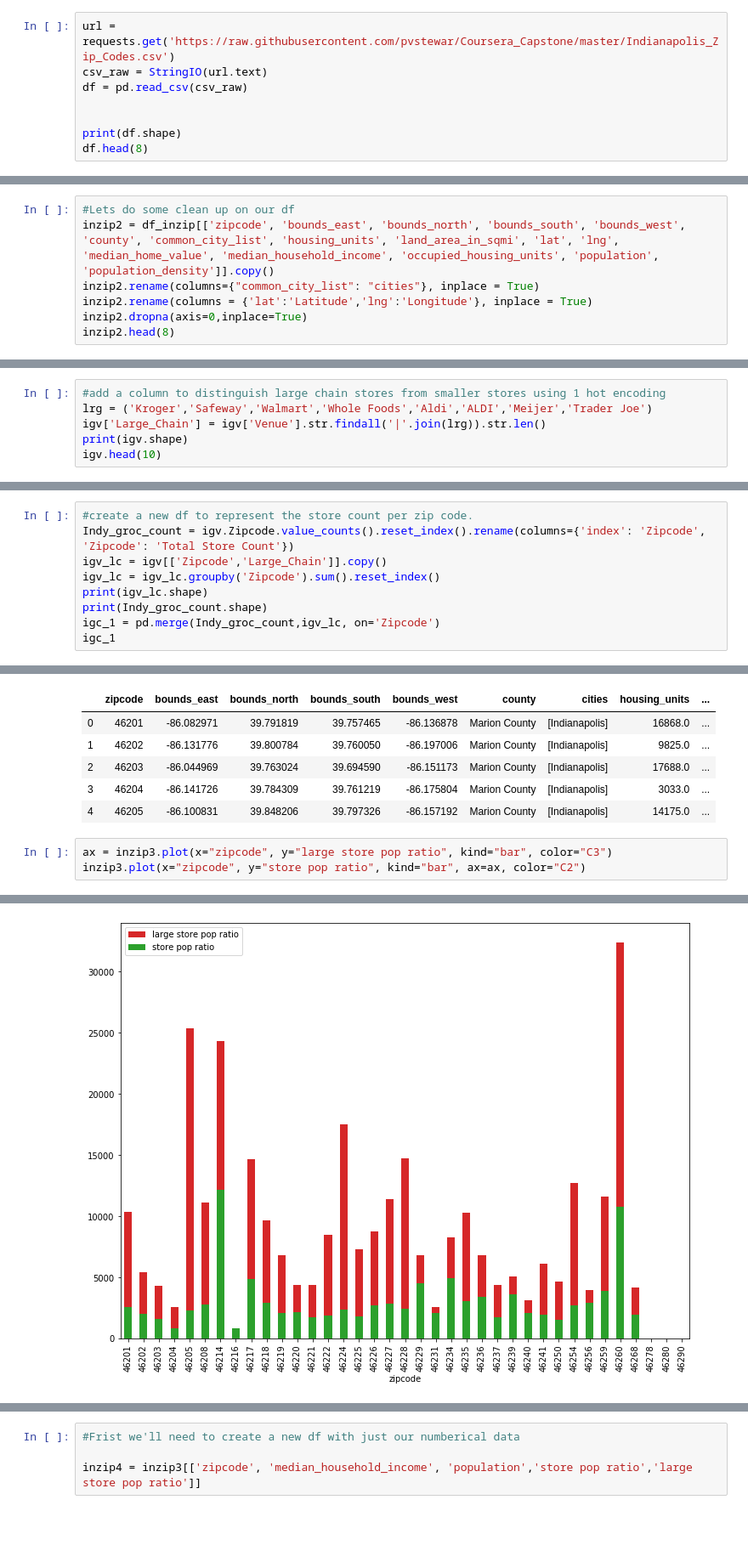
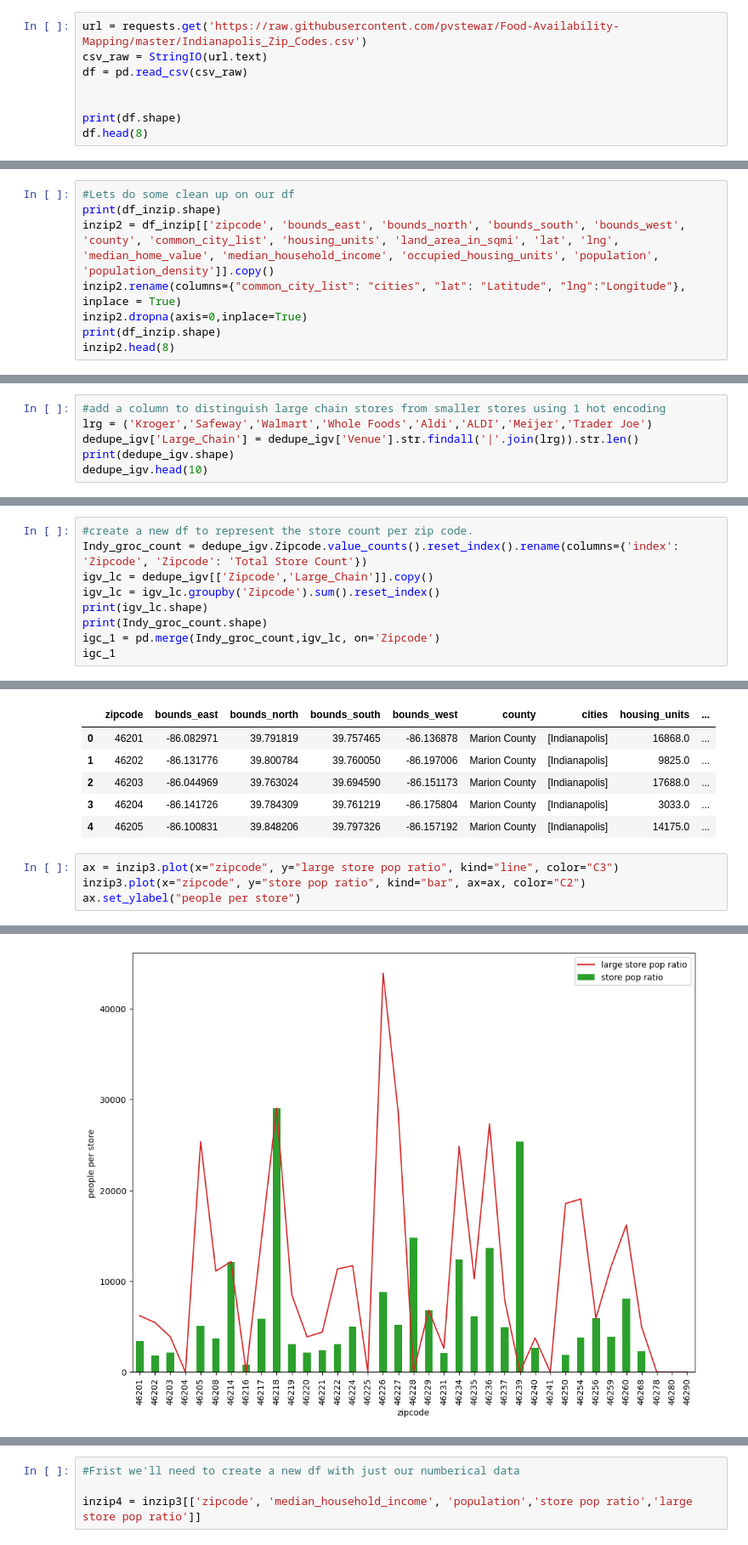
Before and after one commit to pvstewar/Food-Availability-Mapping, a Jupyter notebook: Grocery Store Data Project.ipynb, the cells around one changed output, grey strips where cells are left out. Shown at 85% size. Cells and saved outputs as stored; diff of their text form; blank space fills up the shorter version.

Commit message:
Updated and checked functionality
Updated de-duplication, plotting methods and text. Checked to make sure code still works overall.

```diff
--- a/Grocery Store Data Project.ipynb
+++ b/Grocery Store Data Project.ipynb
@@ -40,5 +30,5 @@ pd.set_option('display.max_rows', None)
 # %%
-url = requests.get('https://raw.githubusercontent.com/pvstewar/Coursera_Capstone/master/Indianapolis_Zip_Codes.csv')
+url = requests.get('https://raw.githubusercontent.com/pvstewar/Food-Availability-Mapping/master/Indianapolis_Zip_Codes.csv')
 csv_raw = StringIO(url.text)
 df = pd.read_csv(csv_raw)
 
@@ -96,8 +99,9 @@ df_inzip.head()
 # %%
 #Lets do some clean up on our df
+print(df_inzip.shape)
 inzip2 = df_inzip[['zipcode', 'bounds_east', 'bounds_north', 'bounds_south', 'bounds_west', 'county', 'common_city_list', 'housing_units', 'land_area_in_sqmi', 'lat', 'lng', 'median_home_value', 'median_household_income', 'occupied_housing_units', 'population', 'population_density']].copy()
-inzip2.rename(columns={"common_city_list": "cities"}, inplace = True)
-inzip2.rename(columns = {'lat':'Latitude','lng':'Longitude'}, inplace = True)
+inzip2.rename(columns={"common_city_list": "cities", "lat": "Latitude", "lng":"Longitude"}, inplace = True)
 inzip2.dropna(axis=0,inplace=True)
+print(df_inzip.shape)
 inzip2.head(8)
 # %% [output]
@@ -373,7 +366,7 @@ Groc_heat
 # %%
 #add a column to distinguish large chain stores from smaller stores using 1 hot encoding
 lrg = ('Kroger','Safeway','Walmart','Whole Foods','Aldi','ALDI','Meijer','Trader Joe')
-igv['Large_Chain'] = igv['Venue'].str.findall('|'.join(lrg)).str.len()
-print(igv.shape)
-igv.head(10)
+dedupe_igv['Large_Chain'] = dedupe_igv['Venue'].str.findall('|'.join(lrg)).str.len()
+print(dedupe_igv.shape)
+dedupe_igv.head(10)
 # %% [output]
@@ -425,7 +422,7 @@ Lrgm
 # %%
 #create a new df to represent the store count per zip code.
-Indy_groc_count = igv.Zipcode.value_counts().reset_index().rename(columns={'index': 'Zipcode', 'Zipcode': 'Total Store Count'})
-igv_lc = igv[['Zipcode','Large_Chain']].copy()
+Indy_groc_count = dedupe_igv.Zipcode.value_counts().reset_index().rename(columns={'index': 'Zipcode', 'Zipcode': 'Total Store Count'})
+igv_lc = dedupe_igv[['Zipcode','Large_Chain']].copy()
 igv_lc = igv_lc.groupby('Zipcode').sum().reset_index()
 print(igv_lc.shape)
 print(Indy_groc_count.shape)
@@ -511,6 +508,7 @@ inzip3.head()
 | 3 | 46204 | -86.141726 | 39.784309 | 39.761219 | -86.175804 | Marion County | [Indianapolis] | 3033.0 | ... |
 | 4 | 46205 | -86.100831 | 39.848206 | 39.797326 | -86.157192 | Marion County | [Indianapolis] | 14175.0 | ... |
 # %%
-ax = inzip3.plot(x="zipcode", y="large store pop ratio", kind="bar", color="C3")
+ax = inzip3.plot(x="zipcode", y="large store pop ratio", kind="line", color="C3")
 inzip3.plot(x="zipcode", y="store pop ratio", kind="bar", ax=ax, color="C2")
+ax.set_ylabel("people per store")
 # %% [output]
@@ -518,2 +516,2 @@ inzip3.plot(x="zipcode", y="store pop ratio", kind="bar", ax=ax, color="C2")
-[figure, old version]
+[figure, new version]
 # %% [markdown]
```
Also changed, not shown: parts of 36 cells of this notebook.
